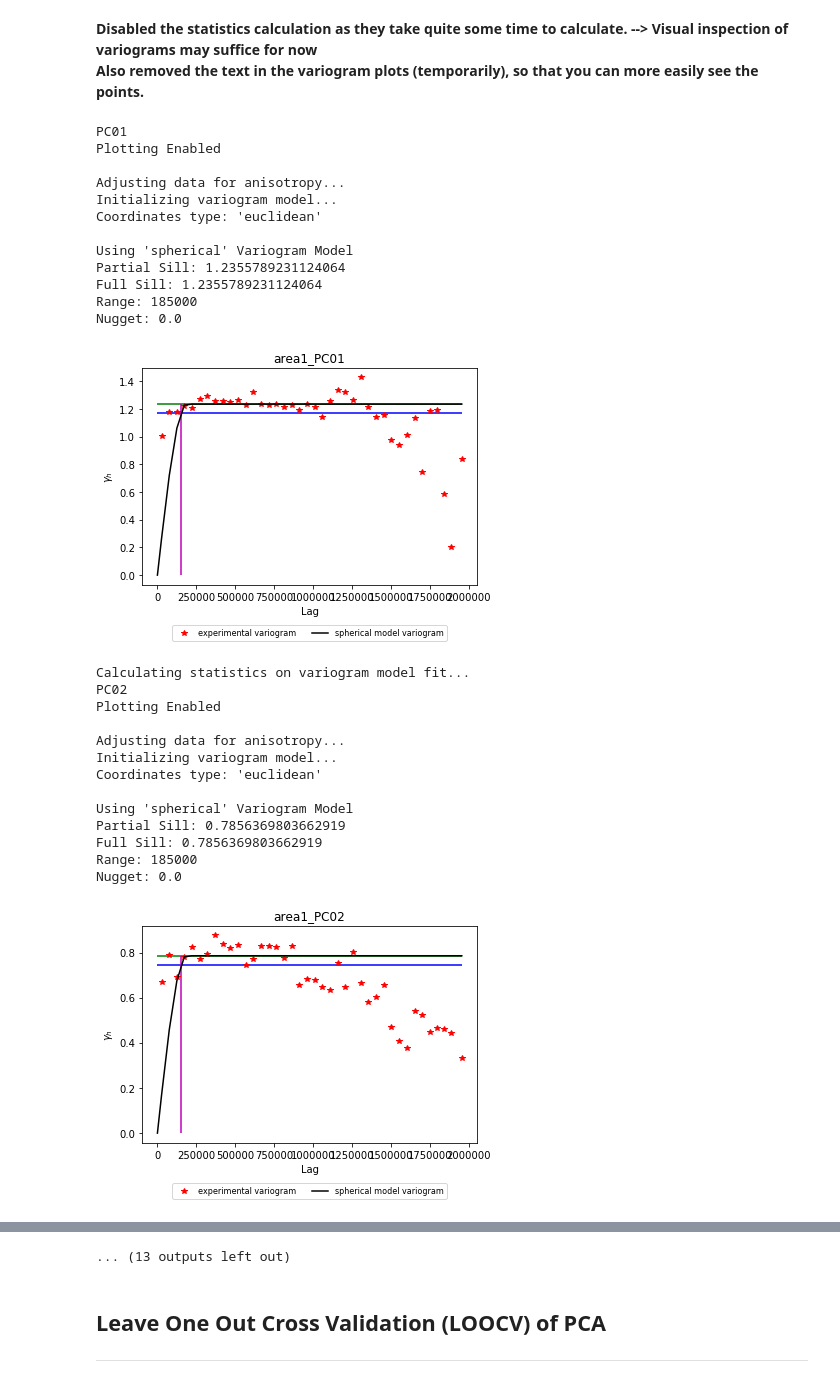
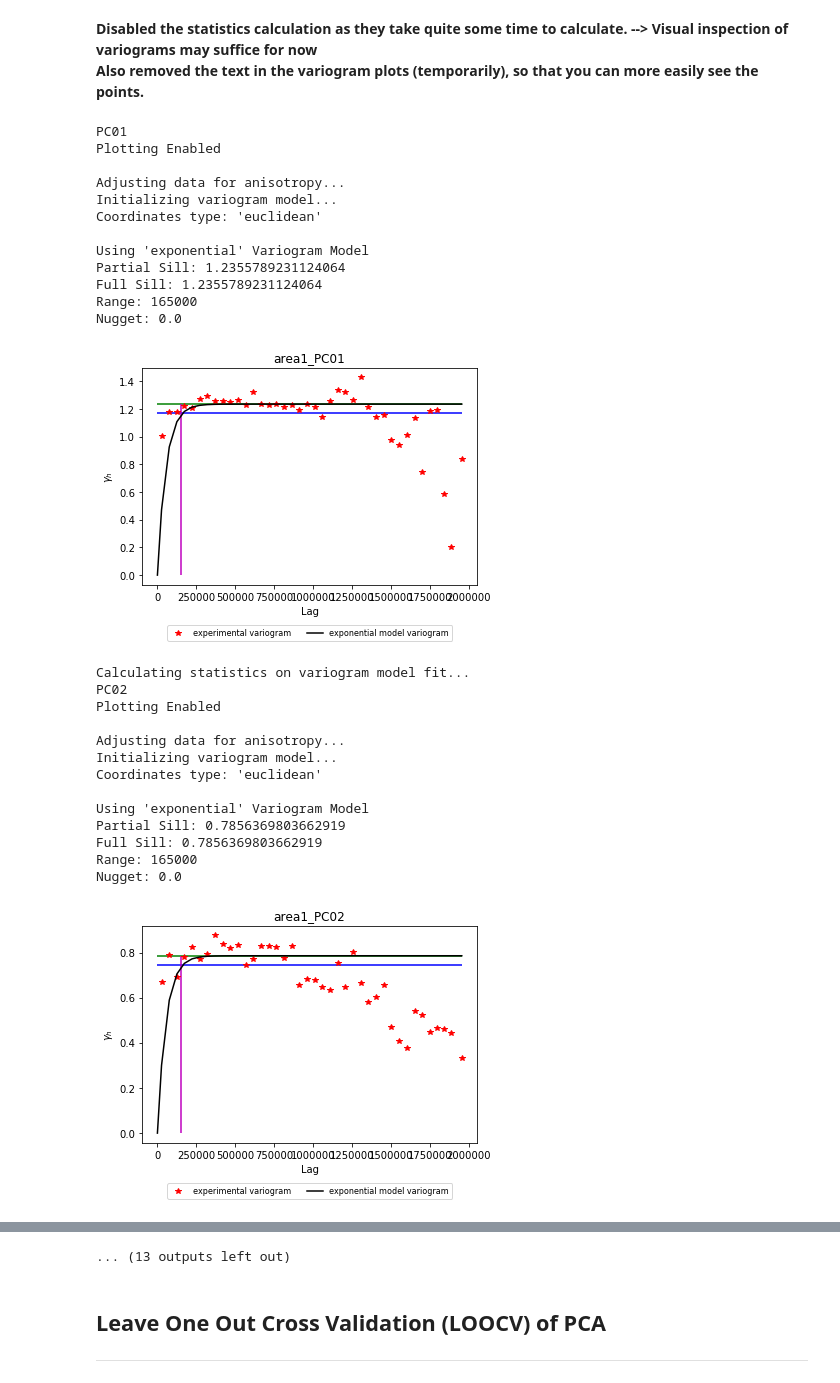
Before and after one commit to Complexio/Vistelius_1995_OCR, a Jupyter notebook: _ANALYSIS/2_Interpolation.ipynb, the cells around one changed output, grey strips where cells are left out. Saved outputs shown, nothing was run; the diff lists cells and outputs as text; code cells hidden in the pictures.

Commit message:
29/03 final optimization range, without nugget
some small changes in the range

```diff
--- a/_ANALYSIS/2_Interpolation.ipynb
+++ b/_ANALYSIS/2_Interpolation.ipynb
@@ -162,7 +162,7 @@ I did mess up with the numbers for the range --> the value was an order to small
 
 # Modified the range since variograms are not correct yet
 # range_ = [100000] * 15
-range_ = [185000, 185000, 185000, 185000, 185000, 185000, 185000, 185000, 185000, 100000, 100000, 100000, 100000, 100000, 100000]
+range_ = [165000, 165000, 165000, 165000, 165000, 165000, 165000, 165000, 165000, 100000, 100000, 100000, 100000, 100000, 100000]
 # %%
 # You can adjust the radius parameters below to change the slider settings
 # to visualize the figures interactively
@@ -527,37 +527,37 @@ for component in mineralogy_pca_df.columns.tolist()[:-1]:
     data = mineralogy_pca_df.iloc[:, int(component[-1])-1].values
     variograms[component] = \
         OrdinaryKriging(X, Y, data,
-                        variogram_model='spherical',
+                        variogram_model='exponential',
                         variogram_parameters=variogram_model_parameters[component],
                         nlags=n_lags,
                         verbose=True,
                         enable_statistics=False,
                         enable_plotting=True,
                         weight=True,
                         saveplot=True,
                         coordinates_type='euclidean',
                         saveloc="../_FIGURES/variograms/",
                         principal_component=component,
                         pluton=group_name,
                         show_nlag_pairs=False, # Turn off displaying number of lag pairs in lag bin
                         show_range_determine_guide=True, # 0.95 * sill highlighted with blue line to help determining range
                         range_estimate=150000) # Pass in value in meters to display a line at range estimate; set value to None to not display line
 
 # NOTE that ideally Q1 is close to zero, Q2 is close to 1, and cR is as small as possible.
 # %% [output]
 PC01
 Plotting Enabled
 
 Adjusting data for anisotropy...
 Initializing variogram model...
 Coordinates type: 'euclidean'
 
-Using 'spherical' Variogram Model
+Using 'exponential' Variogram Model
 Partial Sill: 1.2355789231124064
 Full Sill: 1.2355789231124064
-Range: 185000
+Range: 165000
 Nugget: 0.0
-[figure, old version]
+[figure, new version]
 Calculating statistics on variogram model fit...
 PC02
 Plotting Enabled
@@ -566,12 +566,12 @@ Adjusting data for anisotropy...
 Initializing variogram model...
 Coordinates type: 'euclidean'
 
-Using 'spherical' Variogram Model
+Using 'exponential' Variogram Model
 Partial Sill: 0.7856369803662919
 Full Sill: 0.7856369803662919
-Range: 185000
+Range: 165000
 Nugget: 0.0
-[figure, old version]
+[figure, new version]
 Calculating statistics on variogram model fit...
 PC03
 Plotting Enabled
```
Also changed, not shown: parts of 5 cells of this notebook, 27 other files.
